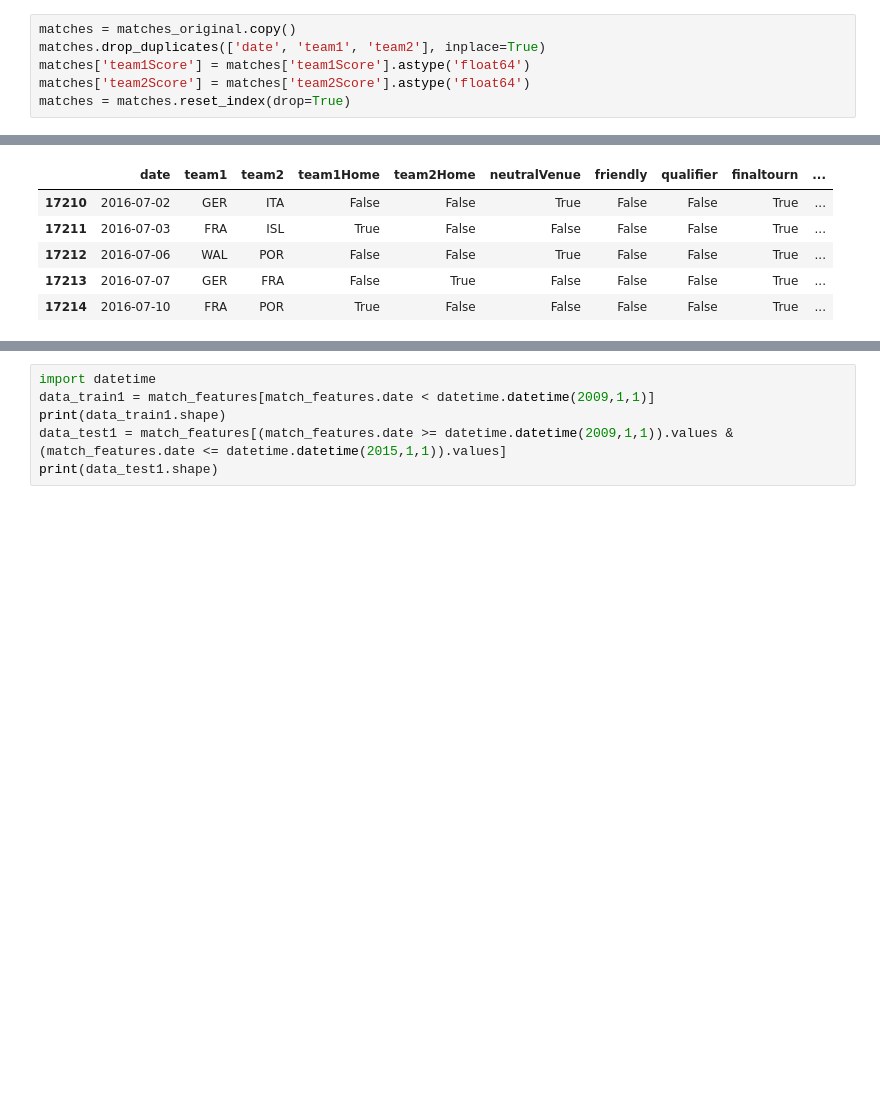
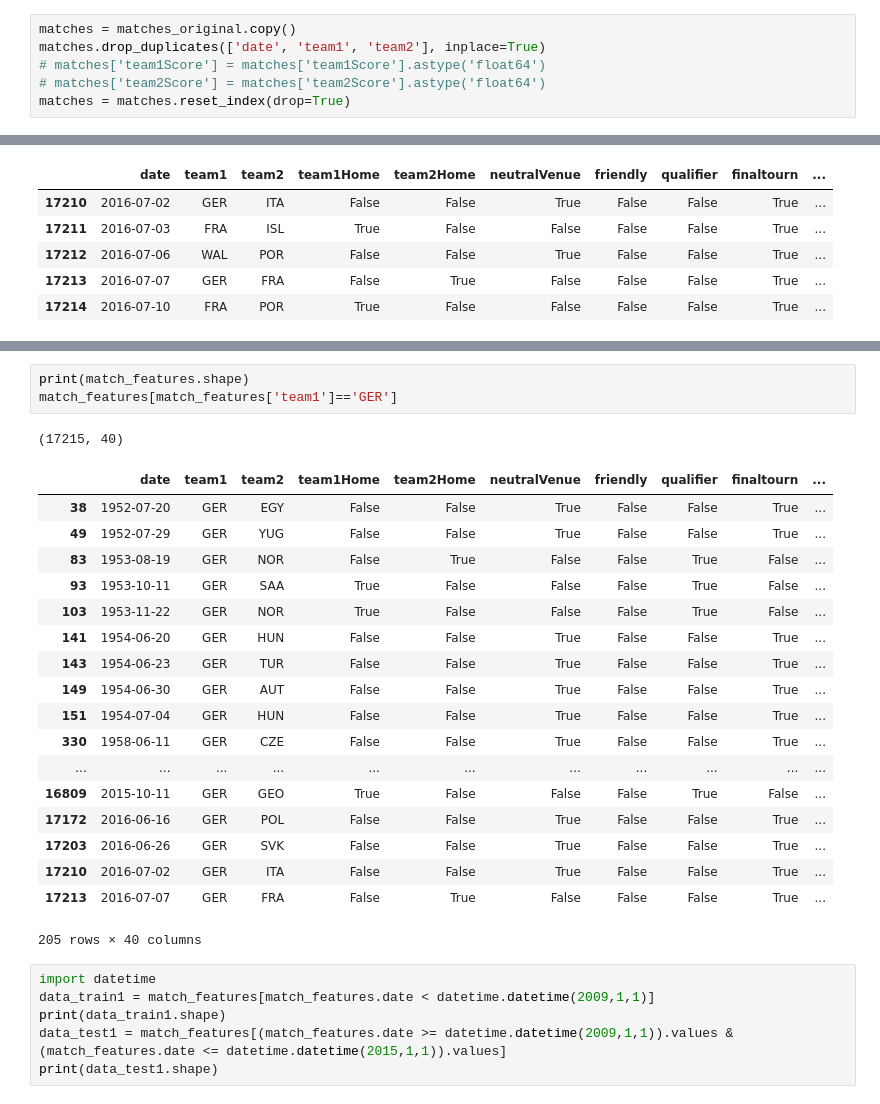
Before and after one commit to terry-li-hm/world_cup, a Jupyter notebook: sorinpeste/python.ipynb, the cells around one changed output, grey strips where cells are left out. Drawn from its saved outputs; the diff is of its cells as text; blank space fills up the shorter version.

```diff
--- a/sorinpeste/python.ipynb
+++ b/sorinpeste/python.ipynb
@@ -10,8 +10,8 @@ matches_original.tail(2)
 # %%
 matches = matches_original.copy()
 matches.drop_duplicates(['date', 'team1', 'team2'], inplace=True)
-matches['team1Score'] = matches['team1Score'].astype('float64')
-matches['team2Score'] = matches['team2Score'].astype('float64')
+# matches['team1Score'] = matches['team1Score'].astype('float64')
+# matches['team2Score'] = matches['team2Score'].astype('float64')
 matches = matches.reset_index(drop=True)
 # %%
 matches.dtypes
@@ -260,3 +277,26 @@ match_features.tail()
+# %%
+print(match_features.shape)
+match_features[match_features['team1']=='GER']
+# %% [output]
+(17215, 40)
+|  | date | team1 | team2 | team1Home | team2Home | neutralVenue | friendly | qualifier | finaltourn | ... |
+| 38 | 1952-07-20 | GER | EGY | False | False | True | False | False | True | ... |
+| 49 | 1952-07-29 | GER | YUG | False | False | True | False | False | True | ... |
+| 83 | 1953-08-19 | GER | NOR | False | True | False | False | True | False | ... |
+| 93 | 1953-10-11 | GER | SAA | True | False | False | False | True | False | ... |
+| 103 | 1953-11-22 | GER | NOR | True | False | False | False | True | False | ... |
+| 141 | 1954-06-20 | GER | HUN | False | False | True | False | False | True | ... |
+| 143 | 1954-06-23 | GER | TUR | False | False | True | False | False | True | ... |
+| 149 | 1954-06-30 | GER | AUT | False | False | True | False | False | True | ... |
+| 151 | 1954-07-04 | GER | HUN | False | False | True | False | False | True | ... |
+| 330 | 1958-06-11 | GER | CZE | False | False | True | False | False | True | ... |
+| ... | ... | ... | ... | ... | ... | ... | ... | ... | ... | ... |
+| 16809 | 2015-10-11 | GER | GEO | True | False | False | False | True | False | ... |
+| 17172 | 2016-06-16 | GER | POL | False | False | True | False | False | True | ... |
+| 17203 | 2016-06-26 | GER | SVK | False | False | True | False | False | True | ... |
+| 17210 | 2016-07-02 | GER | ITA | False | False | True | False | False | True | ... |
+| 17213 | 2016-07-07 | GER | FRA | False | True | False | False | False | True | ... |
+205 rows × 40 columns
 # %%
 import datetime
 data_train1 = match_features[match_features.date < datetime.datetime(2009,1,1)]
```
Also changed, not shown: parts of 20 cells of this notebook, 3 other files.
